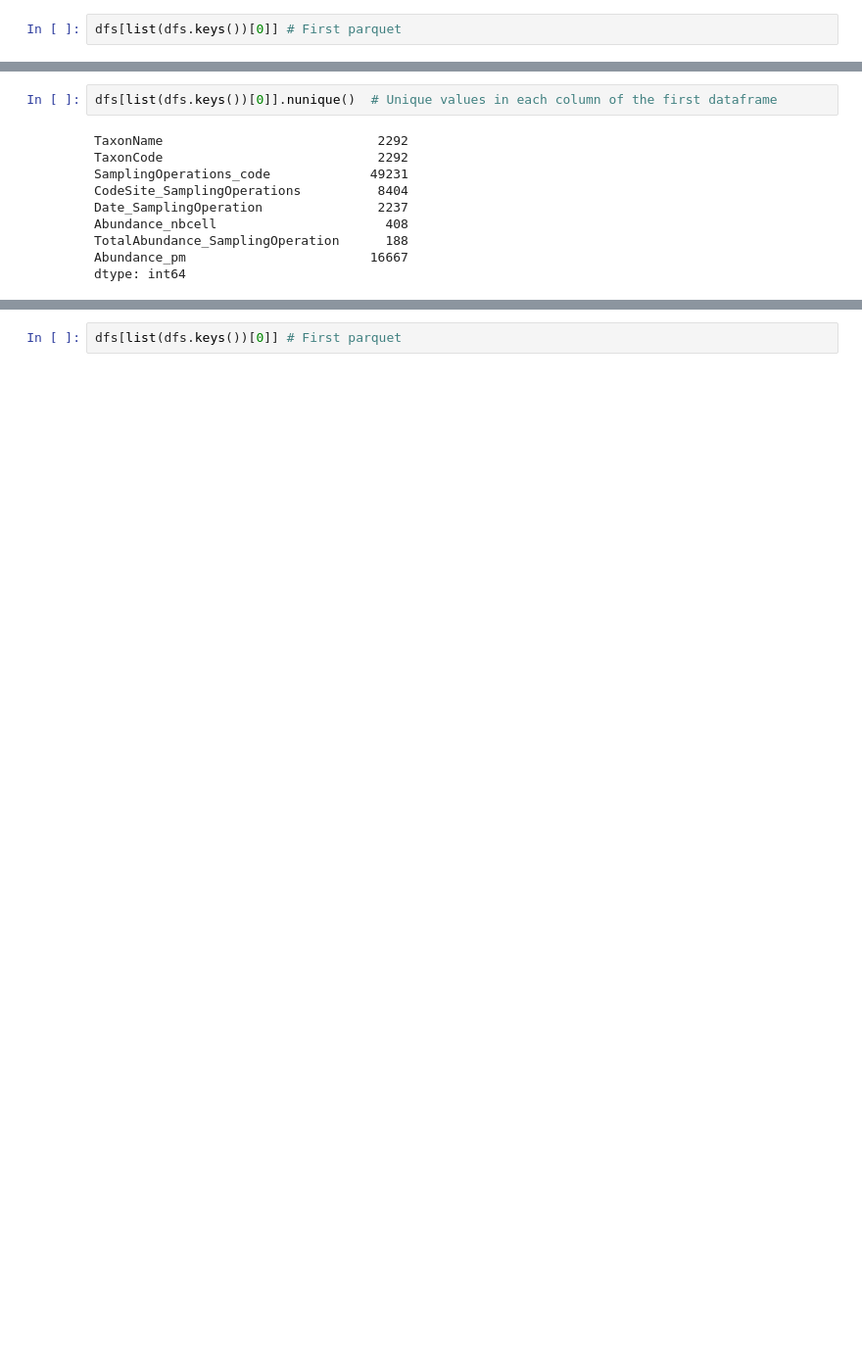
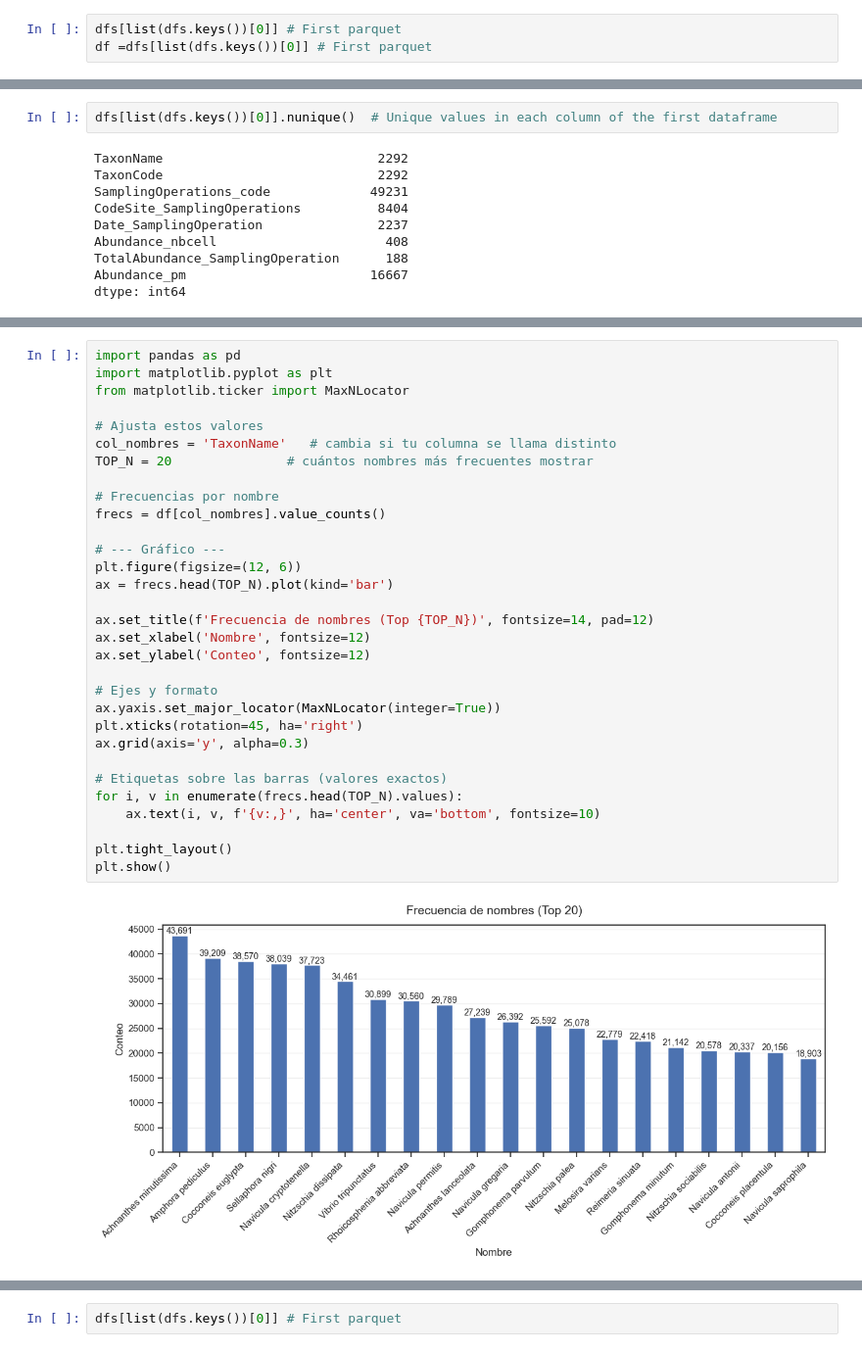
Before and after one commit to heritaco/Empilement-Tobit-CatBoost-et-interpolation-laplacienne-spatio-temporelle-pour-l-IBD-EQR, a Jupyter notebook: notebooks/00 Conocer los Datos lol/01 Diatom Inventories.ipynb, the cells around one changed output, grey strips where cells are left out. Shown at 98% size. Cells and saved outputs as stored; diff of their text form; blank space fills up the shorter version.

```diff
--- a/notebooks/00 Conocer los Datos lol/01 Diatom Inventories.ipynb
+++ b/notebooks/00 Conocer los Datos lol/01 Diatom Inventories.ipynb
@@ -49,3 +49,4 @@ Loaded 07_TaxaCode_GTstudentproject_B with shape (2292, 2)
 eee? lol? no llevaron bases de datos con zechi o por que ordenaron tan bien?
 # %%
 dfs[list(dfs.keys())[0]] # First parquet
+df =dfs[list(dfs.keys())[0]] # First parquet
@@ -77,0 +86,33 @@ dtype: int64
+# %%
+import pandas as pd
+import matplotlib.pyplot as plt
+from matplotlib.ticker import MaxNLocator
+
+# Ajusta estos valores
+col_nombres = 'TaxonName'   # cambia si tu columna se llama distinto
+TOP_N = 20               # cuántos nombres más frecuentes mostrar
+
+# Frecuencias por nombre
+frecs = df[col_nombres].value_counts()
+
+# --- Gráfico ---
+plt.figure(figsize=(12, 6))
+ax = frecs.head(TOP_N).plot(kind='bar')
+
+ax.set_title(f'Frecuencia de nombres (Top {TOP_N})', fontsize=14, pad=12)
+ax.set_xlabel('Nombre', fontsize=12)
+ax.set_ylabel('Conteo', fontsize=12)
+
+# Ejes y formato
+ax.yaxis.set_major_locator(MaxNLocator(integer=True))
+plt.xticks(rotation=45, ha='right')
+ax.grid(axis='y', alpha=0.3)
+
+# Etiquetas sobre las barras (valores exactos)
+for i, v in enumerate(frecs.head(TOP_N).values):
+    ax.text(i, v, f'{v:,}', ha='center', va='bottom', fontsize=10)
+
+plt.tight_layout()
+plt.show()
+# %% [output]
+[figure, added]
```
Also changed, not shown: parts of 4 cells of this notebook, 2 other files.
